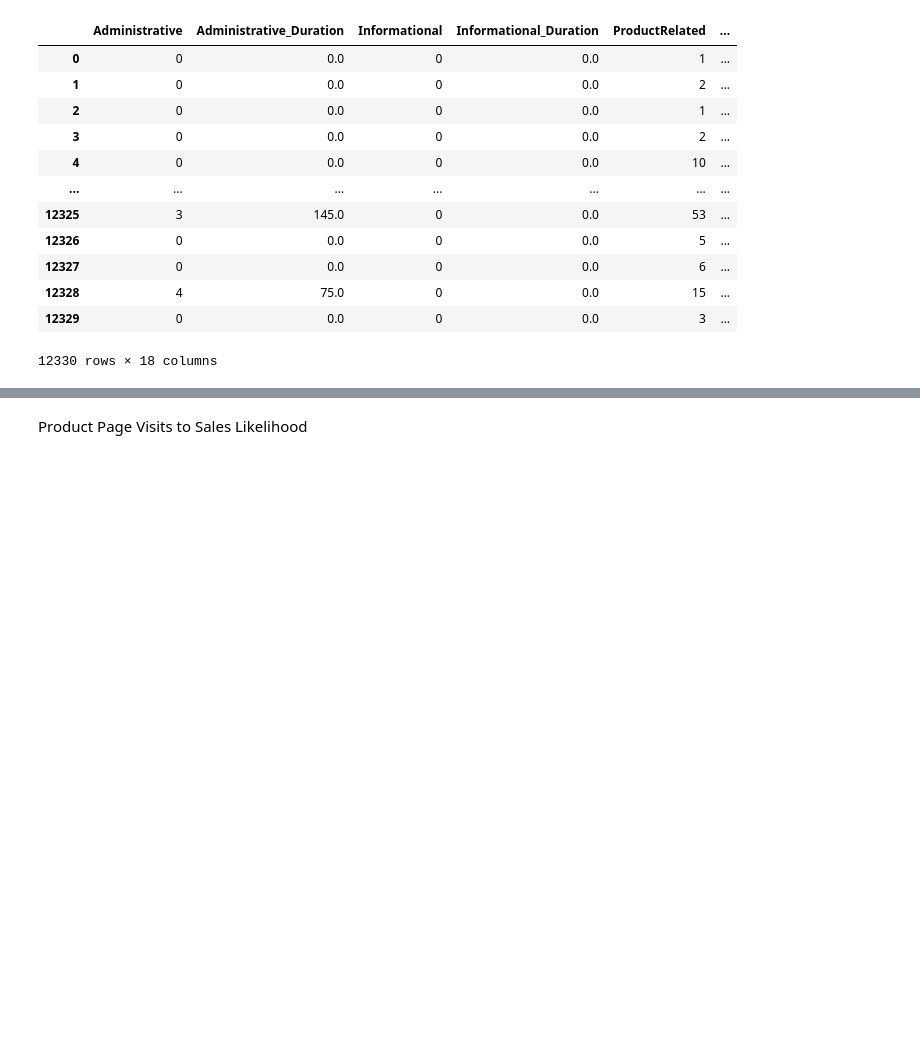
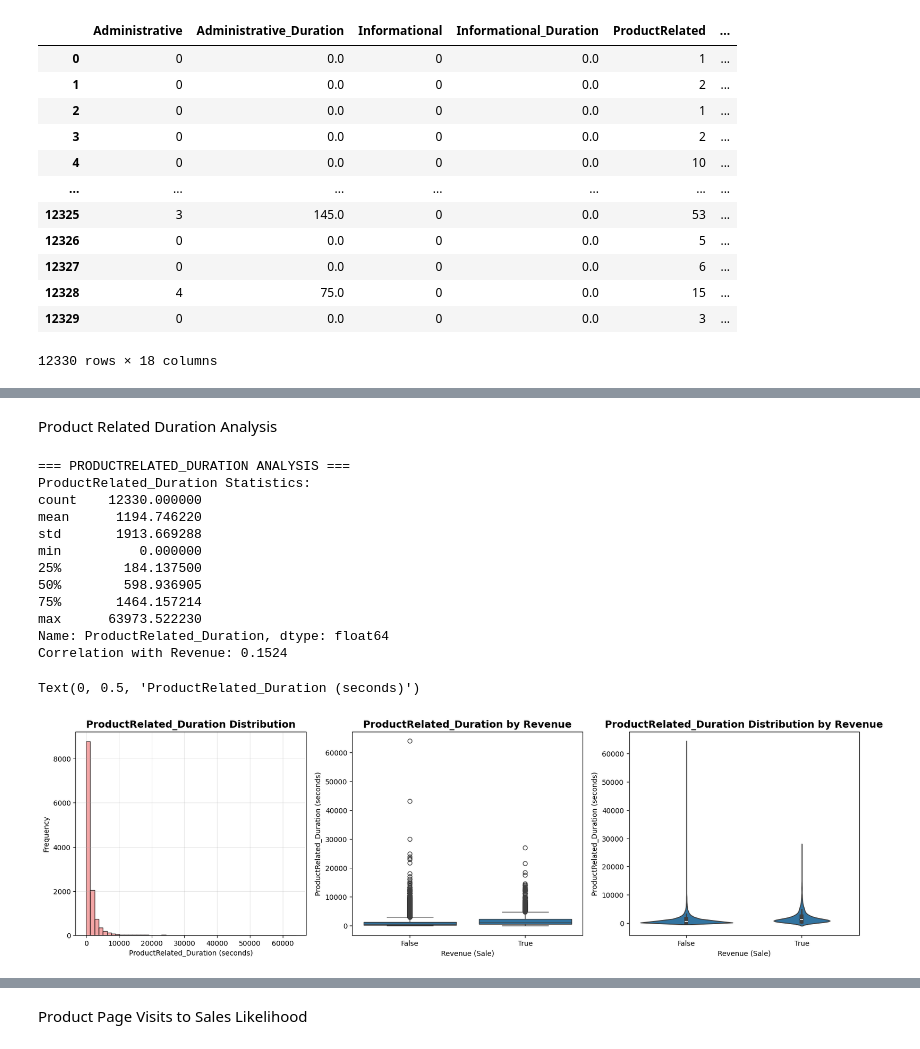
Before and after one commit to eliu14/project4_bootcamp, a Jupyter notebook: RandomForest_Analysis.ipynb, the cells around one changed output, grey strips where cells are left out. Cells and saved outputs as stored; diff of their text form; code cells hidden in the pictures; blank space fills up the shorter version.

```diff
--- a/RandomForest_Analysis.ipynb
+++ b/RandomForest_Analysis.ipynb
@@ -27,0 +429,51 @@ peoplewatcher
+# %% [markdown]
+Product Related Duration Analysis
+# %%
+fig = plt.figure(figsize=(20, 24))
+print(f"\n=== PRODUCTRELATED_DURATION ANALYSIS ===")
+
+# Basic statistics
+duration_stats = peoplewatcher['ProductRelated_Duration'].describe()
+print("ProductRelated_Duration Statistics:")
+print(duration_stats)
+
+# Correlation with Revenue
+duration_corr = peoplewatcher['ProductRelated_Duration'].corr(peoplewatcher['Revenue'].astype(int))
+print(f"Correlation with Revenue: {duration_corr:.4f}")
+
+# Plot 4: ProductRelated_Duration Distribution
+plt.subplot(4, 3, 4)
+plt.hist(peoplewatcher['ProductRelated_Duration'], bins=50, alpha=0.7, color='lightcoral', edgecolor='black')
+plt.title('ProductRelated_Duration Distribution', fontsize=14, fontweight='bold')
+plt.xlabel('ProductRelated_Duration (seconds)')
+plt.ylabel('Frequency')
+plt.grid(True, alpha=0.3)
+
+# Plot 5: ProductRelated_Duration by Revenue (Box Plot)
+plt.subplot(4, 3, 5)
+sns.boxplot(data=peoplewatcher, x='Revenue', y='ProductRelated_Duration')
+plt.title('ProductRelated_Duration by Revenue', fontsize=14, fontweight='bold')
+plt.xlabel('Revenue (Sale)')
+plt.ylabel('ProductRelated_Duration (seconds)')
+
+# Plot 6: ProductRelated_Duration by Revenue (Violin Plot)
+plt.subplot(4, 3, 6)
+sns.violinplot(data=peoplewatcher, x='Revenue', y='ProductRelated_Duration')
+plt.title('ProductRelated_Duration Distribution by Revenue', fontsize=14, fontweight='bold')
+plt.xlabel('Revenue (Sale)')
+plt.ylabel('ProductRelated_Duration (seconds)')
+# %% [output]
+=== PRODUCTRELATED_DURATION ANALYSIS ===
+ProductRelated_Duration Statistics:
+count    12330.000000
+mean      1194.746220
+std       1913.669288
+min          0.000000
+25%        184.137500
+50%        598.936905
+75%       1464.157214
+max      63973.522230
+Name: ProductRelated_Duration, dtype: float64
+Correlation with Revenue: 0.1524
+Text(0, 0.5, 'ProductRelated_Duration (seconds)')
+[figure, added]
```
Also changed, not shown: parts of 70 cells of this notebook, 1 other file.
